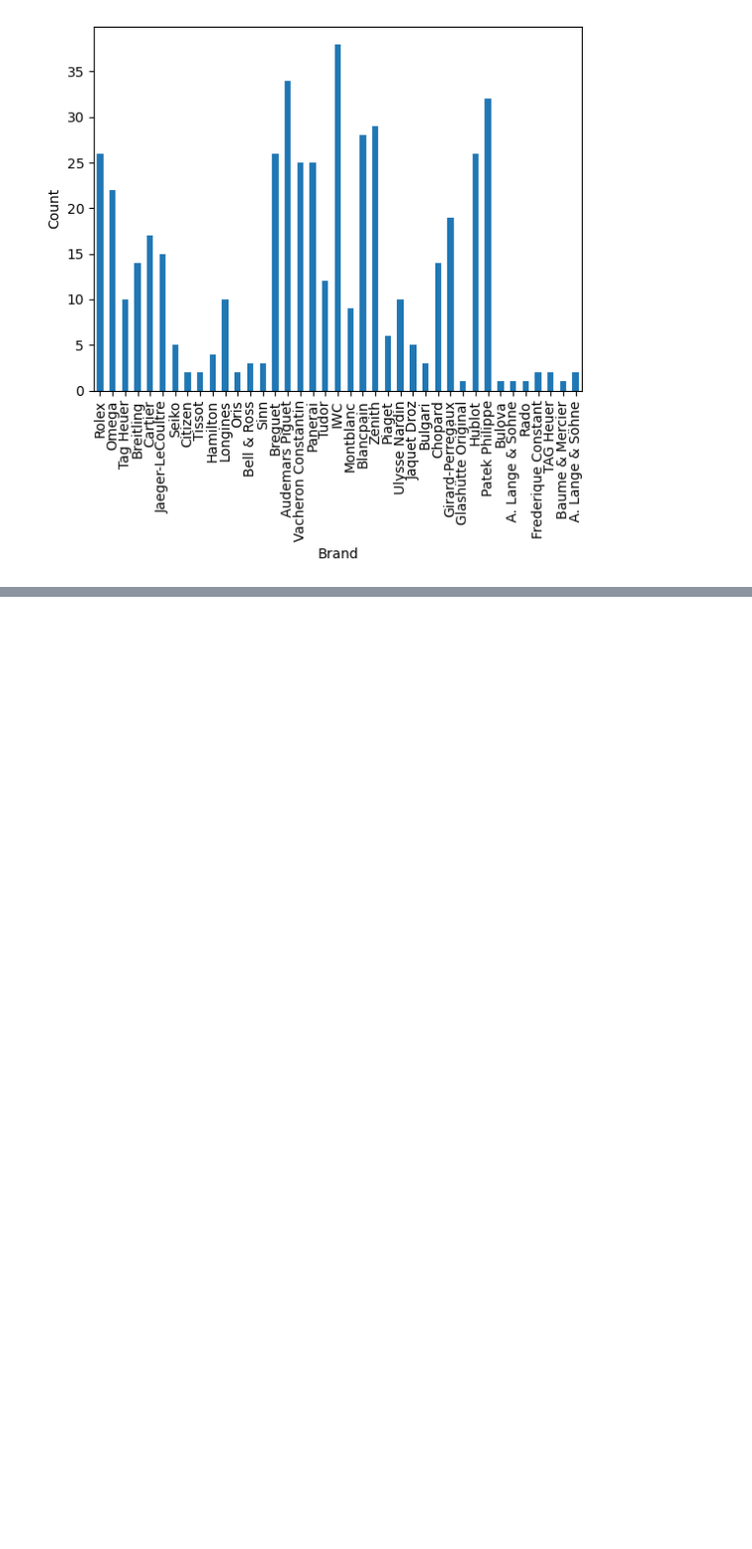
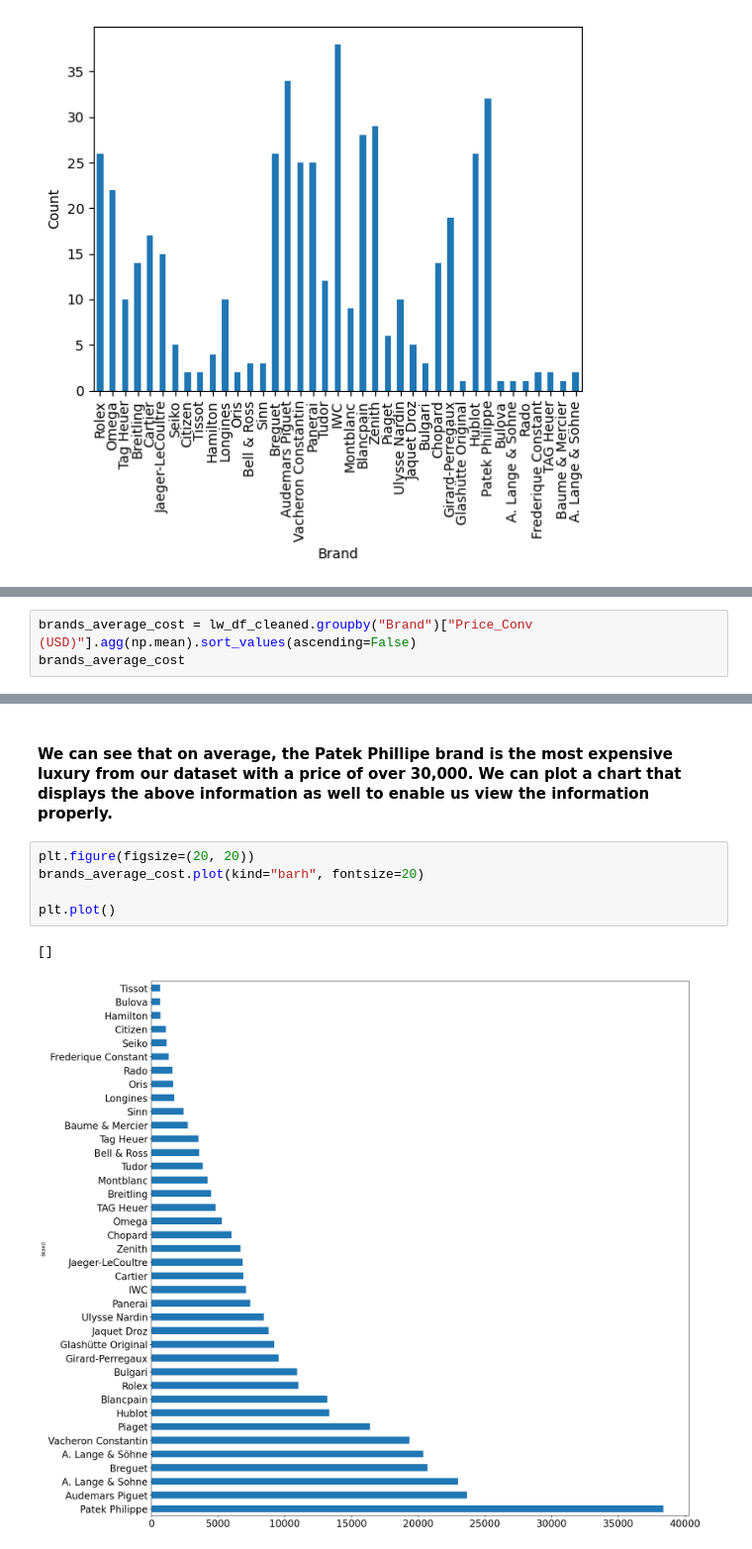
Before and after one commit to chikeibezim/analyzing-luxury-watches, a Jupyter notebook: analyzing-luxury-watches.ipynb, the cells around one changed output, grey strips where cells are left out. Shown: that part at 99% size. Cells and saved outputs as stored; diff of their text form; blank space fills up the shorter version.

Commit message:
Kaggle Notebook | Analyzing Luxury Watches | Version 4

```diff
--- a/analyzing-luxury-watches.ipynb
+++ b/analyzing-luxury-watches.ipynb
@@ -146,0 +169,3 @@ With everything in place now, we can start the analysis of our data. Looking at
+# %%
+brands_average_cost = lw_df_cleaned.groupby("Brand")["Price_Conv (USD)"].agg(np.mean).sort_values(ascending=False)
+brands_average_cost
@@ -146,0 +190,10 @@ With everything in place now, we can start the analysis of our data. Looking at
+# %% [markdown]
+#### We can see that on average, the Patek Phillipe brand is the most expensive luxury from our dataset with a price of over 30,000. We can plot a chart that displays the above information as well to enable us view the information properly.
+# %%
+plt.figure(figsize=(20, 20))
+brands_average_cost.plot(kind="barh", fontsize=20)
+
+plt.plot()
+# %% [output]
+[]
+[figure, added]
```
Also changed, not shown: parts of 11 cells of this notebook.
